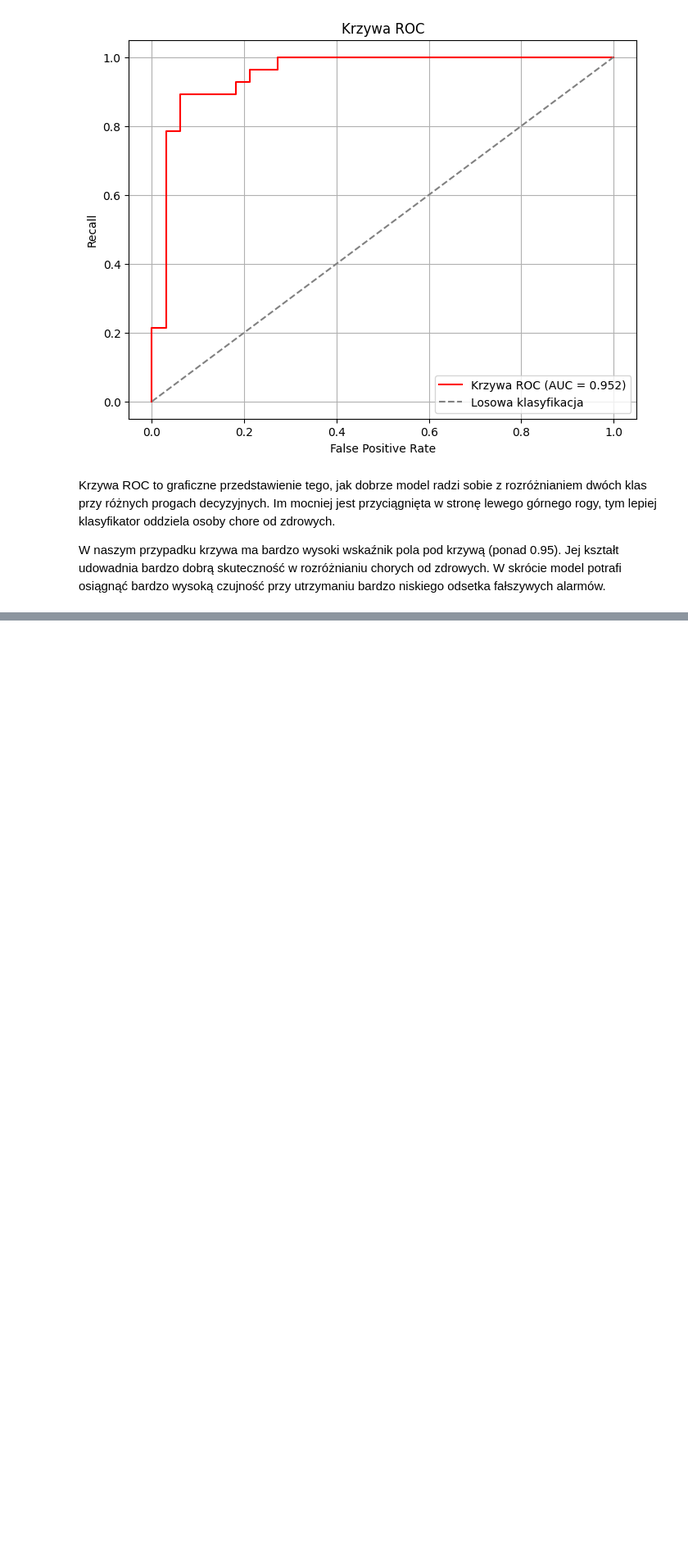
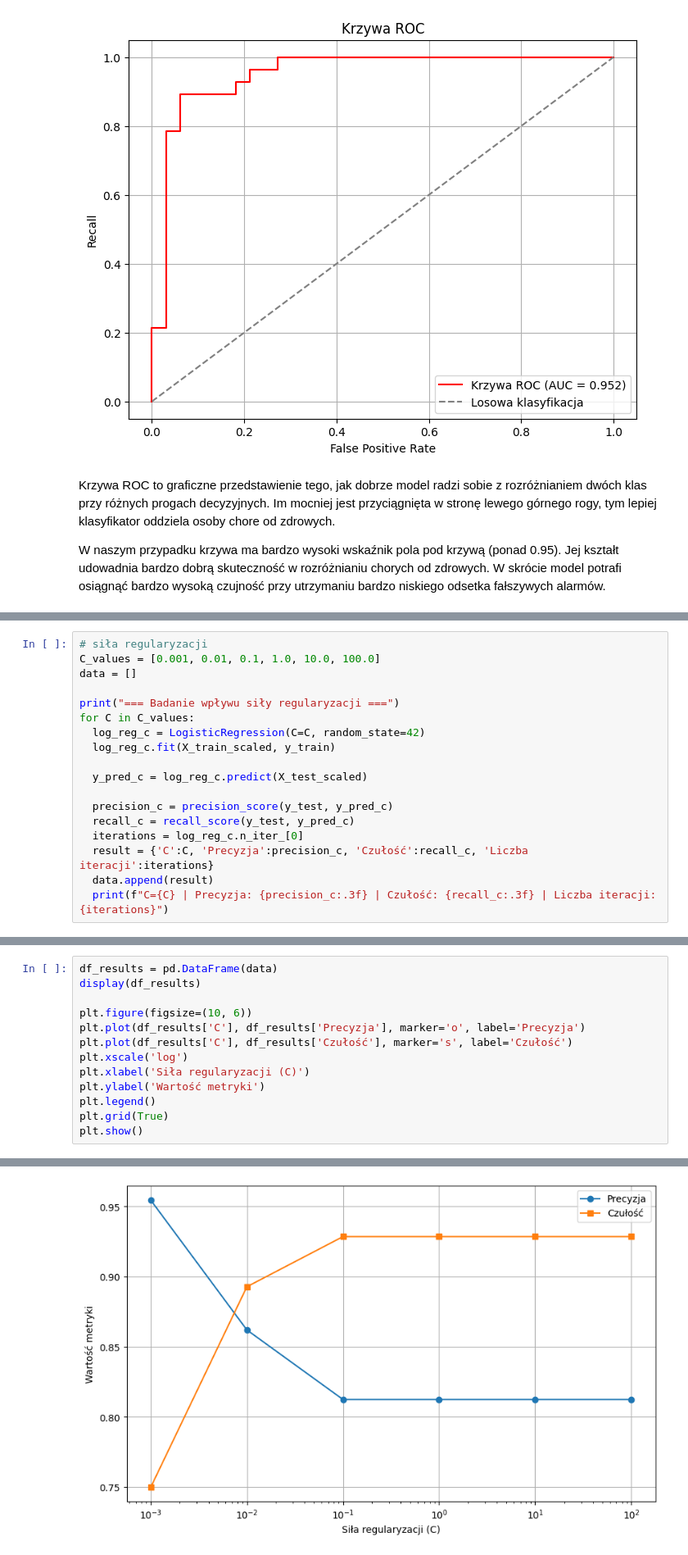
Before and after one commit to Zajecia-na-PWr-LR/lista-3-MateuszOlech-2, a Jupyter notebook: UM_inz_L3_tutorial.ipynb, the cells around one changed output, grey strips where cells are left out. Shown at 82% size. Drawn from its saved outputs; the diff is of its cells as text; blank space fills up the shorter version.

Commit message:
normalizacja i standaryzacja oraz badanie parametrów

```diff
--- a/UM_inz_L3_tutorial.ipynb
+++ b/UM_inz_L3_tutorial.ipynb
@@ -406,0 +505,18 @@ W naszym przypadku krzywa ma bardzo wysoki wskaźnik pola pod krzywą (ponad 0.9
+# %%
+# siła regularyzacji
+C_values = [0.001, 0.01, 0.1, 1.0, 10.0, 100.0]
+data = []
+
+print("=== Badanie wpływu siły regularyzacji ===")
+for C in C_values:
+  log_reg_c = LogisticRegression(C=C, random_state=42)
+  log_reg_c.fit(X_train_scaled, y_train)
+
+  y_pred_c = log_reg_c.predict(X_test_scaled)
+
+  precision_c = precision_score(y_test, y_pred_c)
+  recall_c = recall_score(y_test, y_pred_c)
+  iterations = log_reg_c.n_iter_[0]
+  result = {'C':C, 'Precyzja':precision_c, 'Czułość':recall_c, 'Liczba iteracji':iterations}
+  data.append(result)
+  print(f"C={C} | Precyzja: {precision_c:.3f} | Czułość: {recall_c:.3f} | Liczba iteracji: {iterations}")
@@ -406,0 +531,14 @@ W naszym przypadku krzywa ma bardzo wysoki wskaźnik pola pod krzywą (ponad 0.9
+# %%
+df_results = pd.DataFrame(data)
+display(df_results)
+
+plt.figure(figsize=(10, 6))
+plt.plot(df_results['C'], df_results['Precyzja'], marker='o', label='Precyzja')
+plt.plot(df_results['C'], df_results['Czułość'], marker='s', label='Czułość')
+plt.xscale('log')
+plt.xlabel('Siła regularyzacji (C)')
+plt.ylabel('Wartość metryki')
+plt.legend()
+plt.grid(True)
+plt.show()
+# %% [output]
@@ -406,0 +552 @@ W naszym przypadku krzywa ma bardzo wysoki wskaźnik pola pod krzywą (ponad 0.9
+[figure, added]
```
Also changed, not shown: parts of 22 cells of this notebook.
